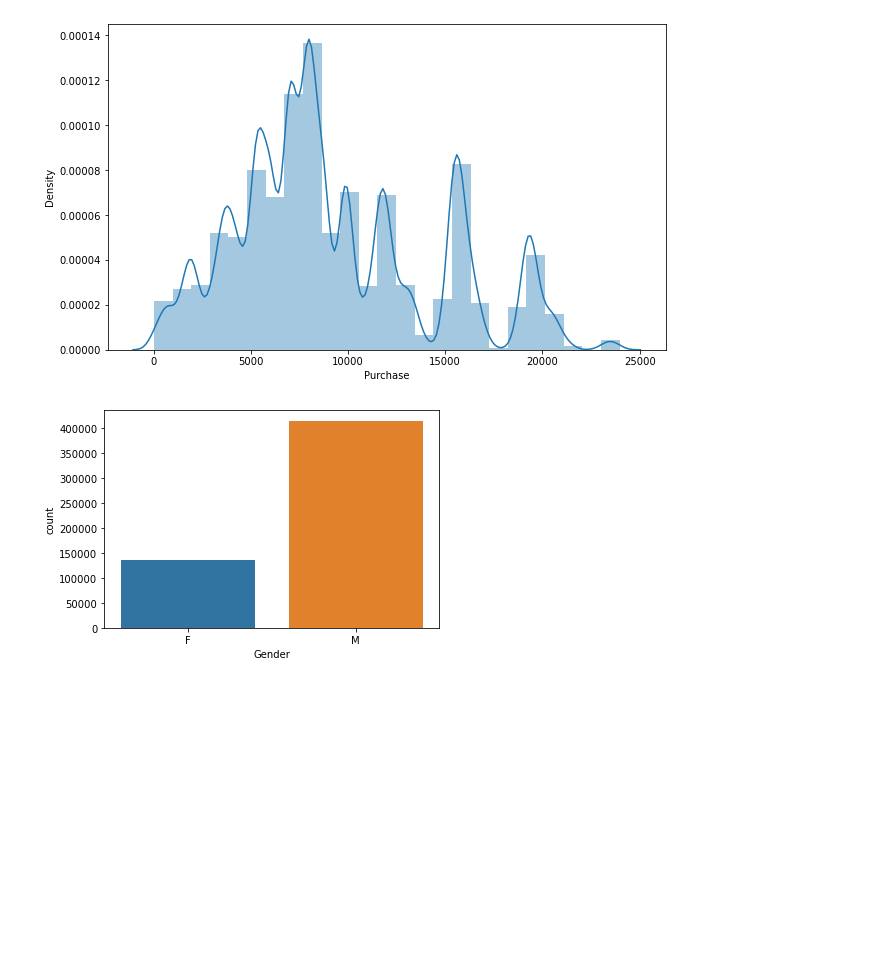
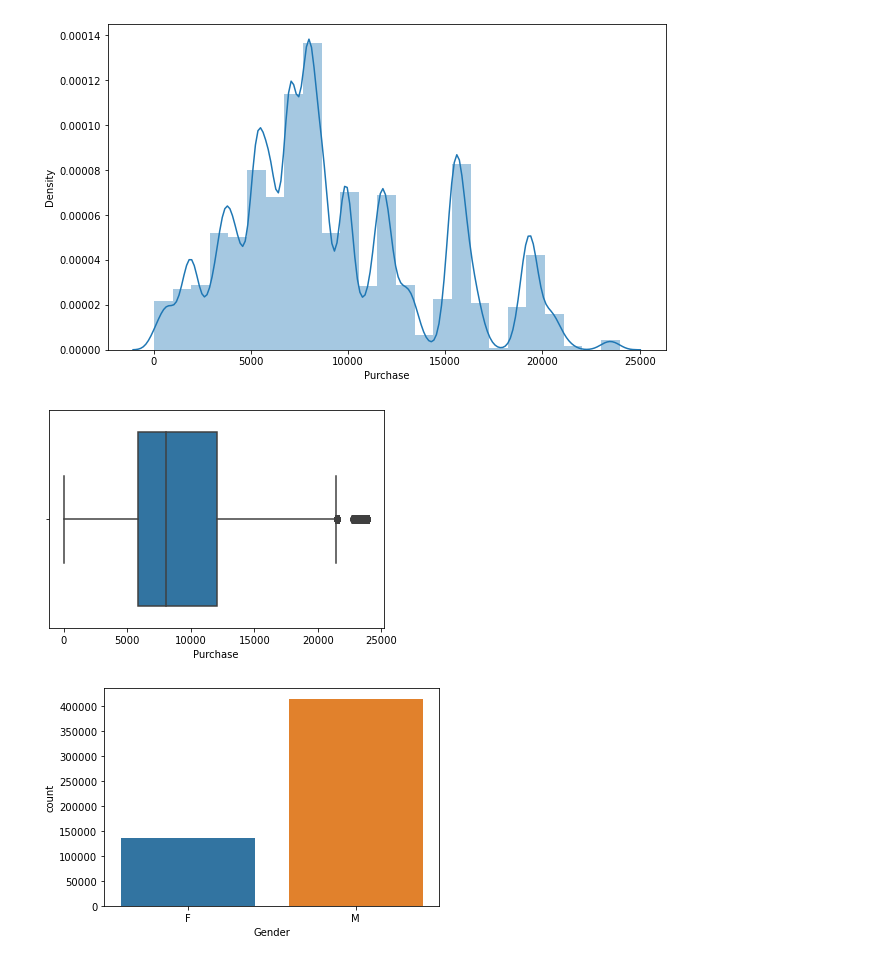
Before and after one commit to bhavesh-1995/fireblazework, a Jupyter notebook: fireblaze work/project2/Black Friday Sales Prediction/Black_friday-Copy1.ipynb, the cells around one changed output. Cells and saved outputs as stored; diff of their text form; code cells hidden in the pictures; blank space fills up the shorter version.

```diff
--- a/fireblaze work/project2/Black Friday Sales Prediction/Black_friday-Copy1.ipynb
+++ b/fireblaze work/project2/Black Friday Sales Prediction/Black_friday-Copy1.ipynb
@@ -78,3 +98,7 @@ plt.figure(figsize=(10,6))
 sns.distplot(df['Purchase'] ,bins=25);
 # %% [output]
 [figure]
+# %%
+sns.boxplot(df['Purchase']);
+# %% [output]
+[figure, added]
```
Also changed, not shown: parts of 39 cells of this notebook, 5 other files.
